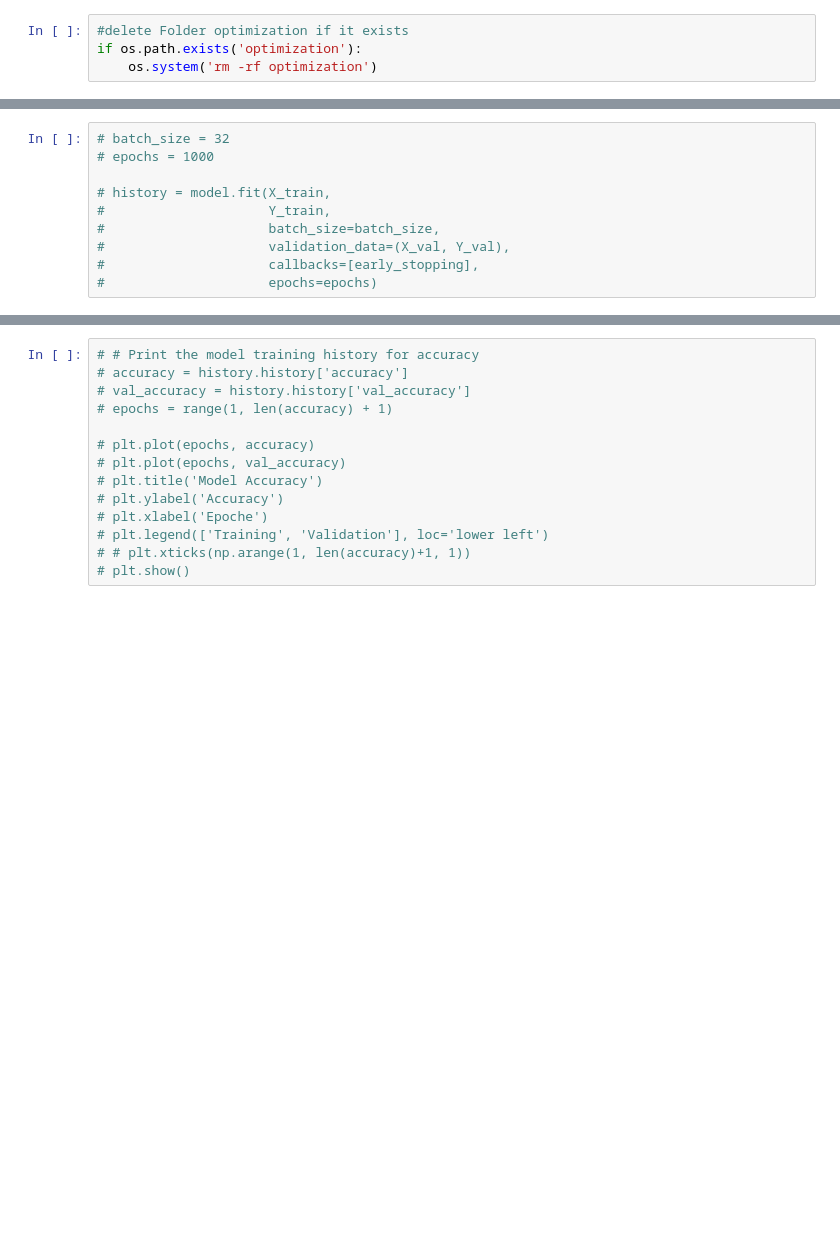
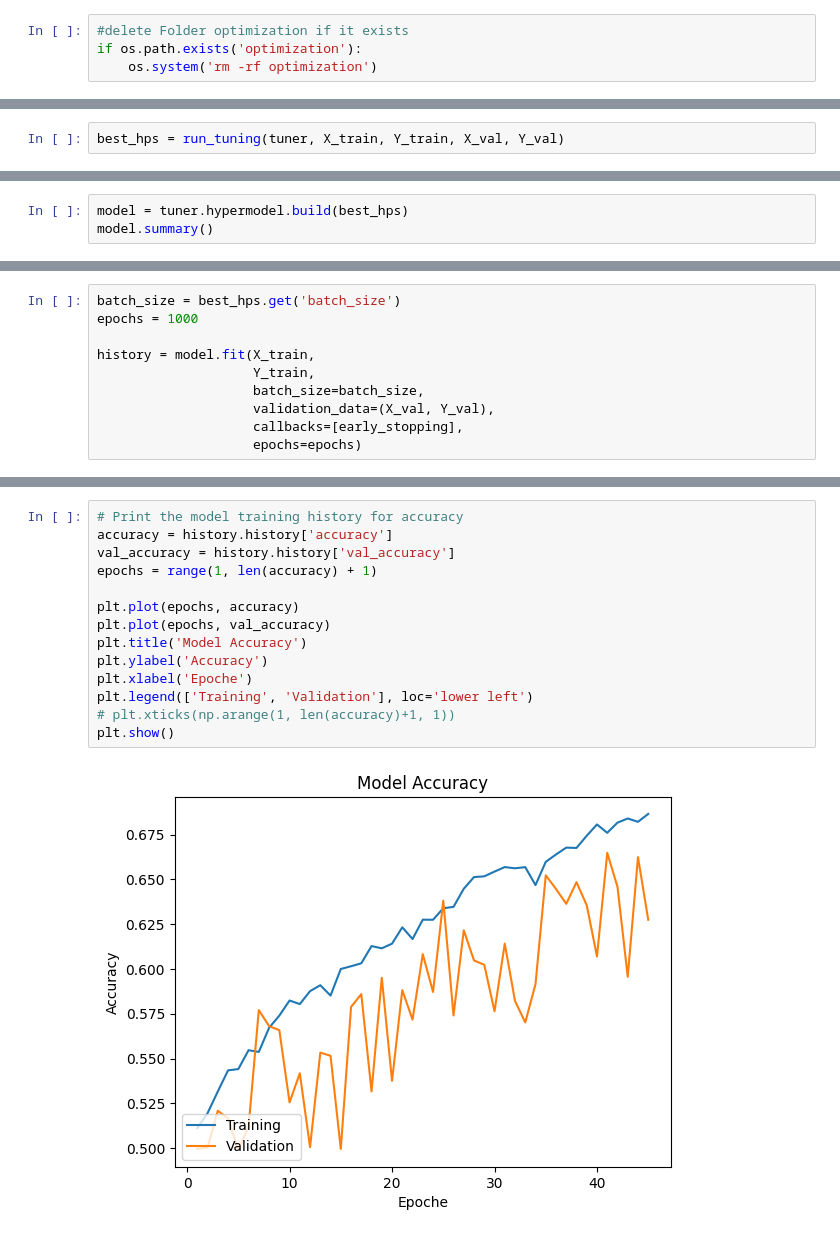
Before and after one commit to lokrau/ml_project_credit_card, a Jupyter notebook: code/training_2 copy.ipynb, the cells around one changed output, grey strips where cells are left out. Cells and saved outputs as stored; diff of their text form; blank space fills up the shorter version.

```diff
--- a/code/training_2 copy.ipynb
+++ b/code/training_2 copy.ipynb
@@ -64,0 +84,2 @@ tuner = kt.Hyperband(model_builder,
+# %%
+best_hps = run_tuning(tuner, X_train, Y_train, X_val, Y_val)
@@ -64,0 +94,3 @@ tuner = kt.Hyperband(model_builder,
+# %%
+model = tuner.hypermodel.build(best_hps)
+model.summary()
@@ -99,10 +126,10 @@ is 0.01.
 # %%
-# batch_size = 32
-# epochs = 1000
+batch_size = best_hps.get('batch_size')
+epochs = 1000
 
-# history = model.fit(X_train,
-#                     Y_train,
-#                     batch_size=batch_size,
-#                     validation_data=(X_val, Y_val),
-#                     callbacks=[early_stopping],
-#                     epochs=epochs)
+history = model.fit(X_train,
+                    Y_train,
+                    batch_size=batch_size,
+                    validation_data=(X_val, Y_val),
+                    callbacks=[early_stopping],
+                    epochs=epochs)
@@ -109,15 +154,17 @@ is 0.01.
 # %%
-# # Print the model training history for accuracy
-# accuracy = history.history['accuracy']
-# val_accuracy = history.history['val_accuracy']
-# epochs = range(1, len(accuracy) + 1)
+# Print the model training history for accuracy
+accuracy = history.history['accuracy']
+val_accuracy = history.history['val_accuracy']
+epochs = range(1, len(accuracy) + 1)
 
-# plt.plot(epochs, accuracy)
-# plt.plot(epochs, val_accuracy)
-# plt.title('Model Accuracy')
-# plt.ylabel('Accuracy')
-# plt.xlabel('Epoche')
-# plt.legend(['Training', 'Validation'], loc='lower left')
-# # plt.xticks(np.arange(1, len(accuracy)+1, 1))
-# plt.show()
+plt.plot(epochs, accuracy)
+plt.plot(epochs, val_accuracy)
+plt.title('Model Accuracy')
+plt.ylabel('Accuracy')
+plt.xlabel('Epoche')
+plt.legend(['Training', 'Validation'], loc='lower left')
+# plt.xticks(np.arange(1, len(accuracy)+1, 1))
+plt.show()
+# %% [output]
+[figure, added]
 # %%
```
Also changed, not shown: parts of 15 cells of this notebook, 4 other files.
